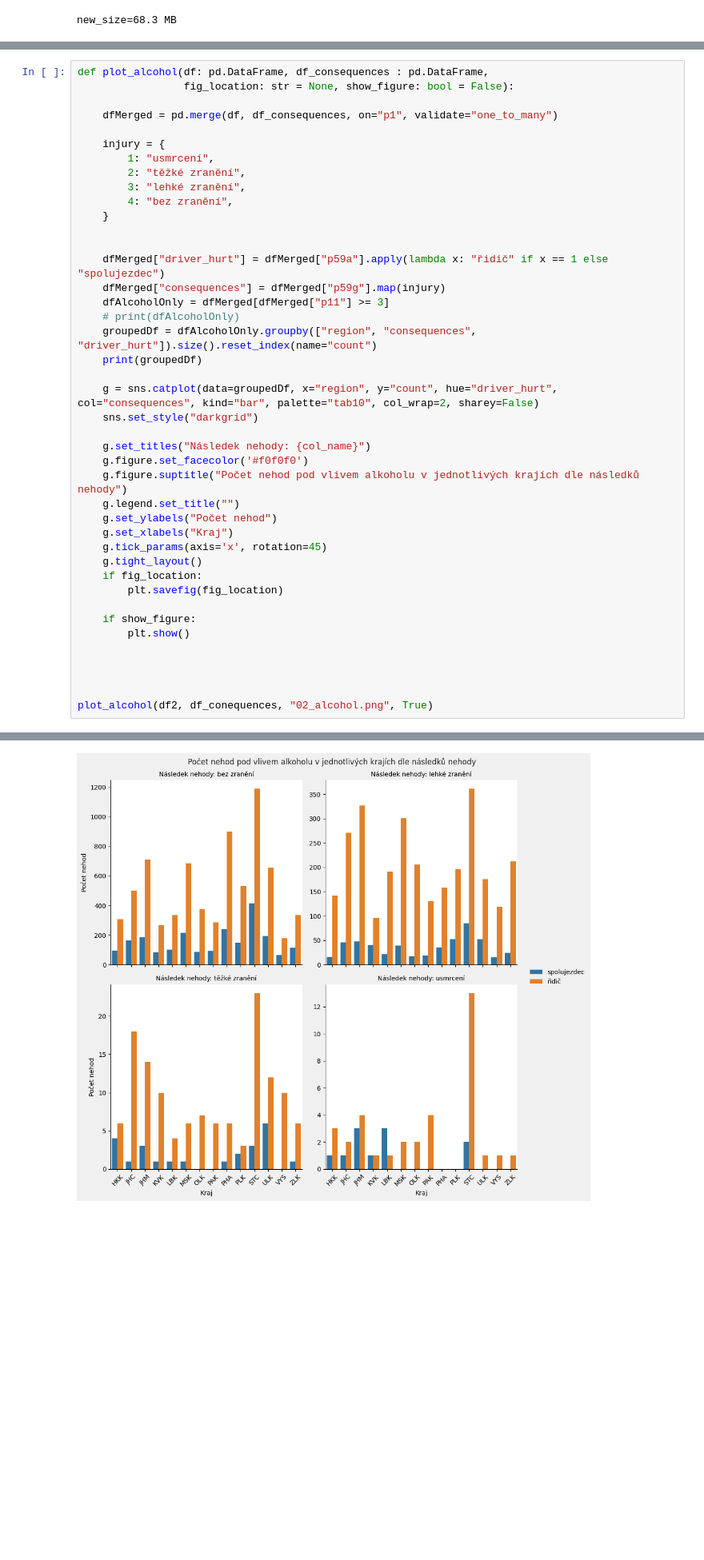
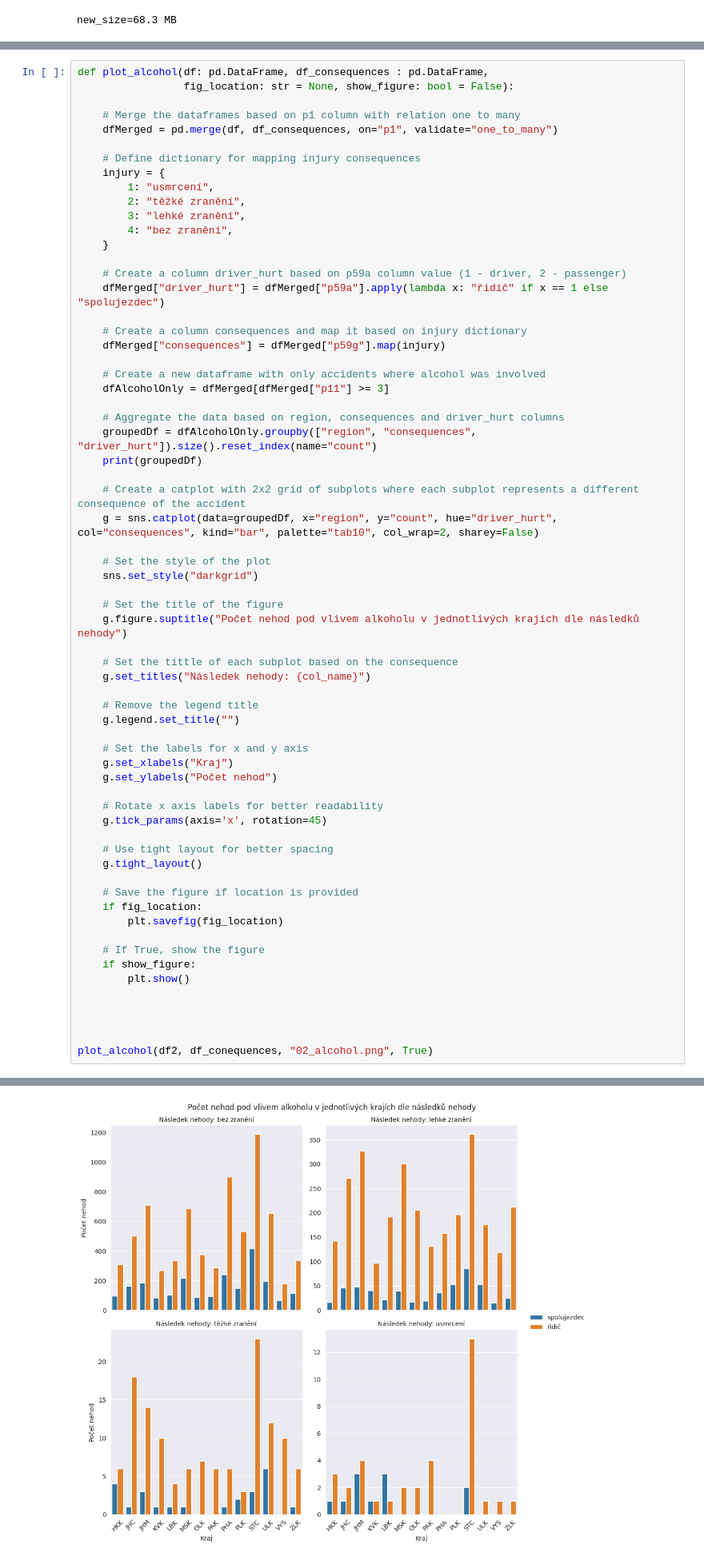
Before and after one commit to antiphyv2/FIT_IZV-PROJ, a Jupyter notebook: partTwo/analysis.ipynb, the cells around one changed output, grey strips where cells are left out. Shown: that part at 80% size. Saved outputs shown, nothing was run; the diff lists cells and outputs as text; blank space fills up the shorter version.

```diff
--- a/partTwo/analysis.ipynb
+++ b/partTwo/analysis.ipynb
@@ -107,8 +151,10 @@ plot_state(df2, "01_state.png")
 def plot_alcohol(df: pd.DataFrame, df_consequences : pd.DataFrame,
                  fig_location: str = None, show_figure: bool = False):
 
+    # Merge the dataframes based on p1 column with relation one to many
     dfMerged = pd.merge(df, df_consequences, on="p1", validate="one_to_many")
 
+    # Define dictionary for mapping injury consequences
     injury = {
         1: "usmrcení",
         2: "těžké zranění",
@@ -116,51 +162,72 @@ def plot_alcohol(df: pd.DataFrame, df_consequences : pd.DataFrame,
         4: "bez zranění",
     }
 
+    # Create a column driver_hurt based on p59a column value (1 - driver, 2 - passenger)
+    dfMerged["driver_hurt"] = dfMerged["p59a"].apply(lambda x: "řidič" if x == 1 else "spolujezdec")
 
-    dfMerged["driver_hurt"] = dfMerged["p59a"].apply(lambda x: "řidič" if x == 1 else "spolujezdec")
+    # Create a column consequences and map it based on injury dictionary
     dfMerged["consequences"] = dfMerged["p59g"].map(injury)
+
+    # Create a new dataframe with only accidents where alcohol was involved
     dfAlcoholOnly = dfMerged[dfMerged["p11"] >= 3]
-    # print(dfAlcoholOnly)
+
+    # Aggregate the data based on region, consequences and driver_hurt columns
     groupedDf = dfAlcoholOnly.groupby(["region", "consequences", "driver_hurt"]).size().reset_index(name="count")
     print(groupedDf)
 
+    # Create a catplot with 2x2 grid of subplots where each subplot represents a different consequence of the accident
     g = sns.catplot(data=groupedDf, x="region", y="count", hue="driver_hurt", col="consequences", kind="bar", palette="tab10", col_wrap=2, sharey=False)
+
+    # Set the style of the plot
     sns.set_style("darkgrid")
 
+    # Set the title of the figure
+    g.figure.suptitle("Počet nehod pod vlivem alkoholu v jednotlivých krajích dle následků nehody")
+
+    # Set the tittle of each subplot based on the consequence
     g.set_titles("Následek nehody: {col_name}")
-    g.figure.set_facecolor('#f0f0f0')
-    g.figure.suptitle("Počet nehod pod vlivem alkoholu v jednotlivých krajích dle následků nehody")
+
+    # Remove the legend title
     g.legend.set_title("")
+
+    # Set the labels for x and y axis
+    g.set_xlabels("Kraj")
     g.set_ylabels("Počet nehod")
-    g.set_xlabels("Kraj")
+
+    # Rotate x axis labels for better readability
     g.tick_params(axis='x', rotation=45)
+
+    # Use tight layout for better spacing
     g.tight_layout()
+
+    # Save the figure if location is provided
     if fig_location:
         plt.savefig(fig_location)
 
+    # If True, show the figure
     if show_figure:
         plt.show()
 
 
 
 
 plot_alcohol(df2, df_conequences, "02_alcohol.png", True)
 # %% [output]
    region   consequences  driver_hurt  count
 0     HKK    bez zranění  spolujezdec     96
 1     HKK    bez zranění        řidič    307
 2     HKK  lehké zranění  spolujezdec     16
 3     HKK  lehké zranění        řidič    142
 4     HKK  těžké zranění  spolujezdec      4
 ..    ...            ...          ...    ...
 94    ZLK  lehké zranění  spolujezdec     24
 95    ZLK  lehké zranění        řidič    212
 96    ZLK  těžké zranění  spolujezdec      1
 97    ZLK  těžké zranění        řidič      6
 98    ZLK       usmrcení        řidič      1
 
 [99 rows x 4 columns]
-[figure, old version]
+[figure, new version]
 # %%
 def plot_type(df: pd.DataFrame, fig_location: str = None,
               show_figure: bool = False):
```
Also changed, not shown: parts of 3 cells of this notebook, 1 other file.
